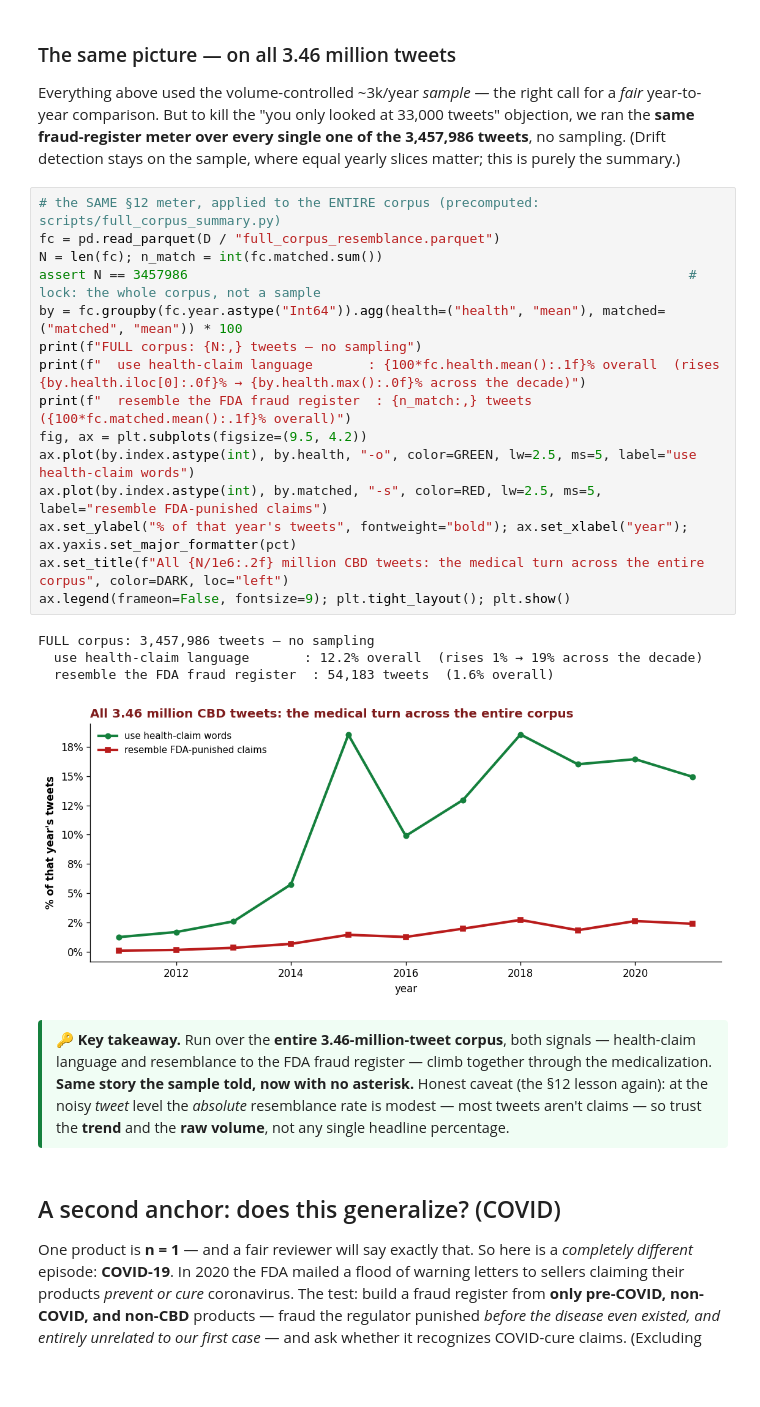
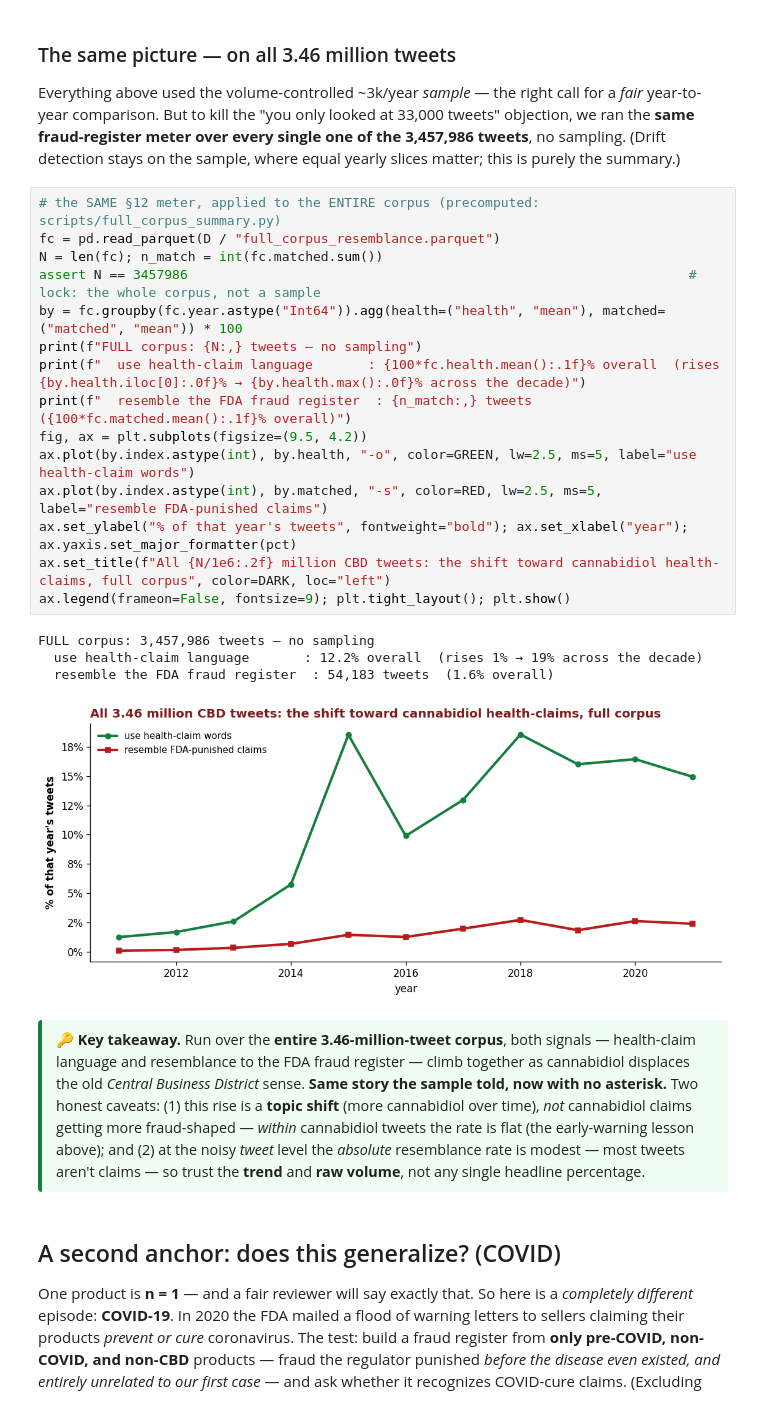
Before and after one commit to jturner-uofl/pycorpdiff, a Jupyter notebook: examples/cbd_fda_drift_showcase.ipynb, the cells around one changed output. Cells and saved outputs as stored; diff of their text form; blank space fills up the shorter version.

```diff
--- a/examples/cbd_fda_drift_showcase.ipynb
+++ b/examples/cbd_fda_drift_showcase.ipynb
@@ -637,25 +637,25 @@ Everything above used the volume-controlled ~3k/year *sample* — the right call
 # %%
 # the SAME §12 meter, applied to the ENTIRE corpus (precomputed: scripts/full_corpus_summary.py)
 fc = pd.read_parquet(D / "full_corpus_resemblance.parquet")
 N = len(fc); n_match = int(fc.matched.sum())
 assert N == 3457986                                                                # lock: the whole corpus, not a sample
 by = fc.groupby(fc.year.astype("Int64")).agg(health=("health", "mean"), matched=("matched", "mean")) * 100
 print(f"FULL corpus: {N:,} tweets — no sampling")
 print(f"  use health-claim language       : {100*fc.health.mean():.1f}% overall  (rises {by.health.iloc[0]:.0f}% → {by.health.max():.0f}% across the decade)")
 print(f"  resemble the FDA fraud register  : {n_match:,} tweets  ({100*fc.matched.mean():.1f}% overall)")
 fig, ax = plt.subplots(figsize=(9.5, 4.2))
 ax.plot(by.index.astype(int), by.health, "-o", color=GREEN, lw=2.5, ms=5, label="use health-claim words")
 ax.plot(by.index.astype(int), by.matched, "-s", color=RED, lw=2.5, ms=5, label="resemble FDA-punished claims")
 ax.set_ylabel("% of that year's tweets", fontweight="bold"); ax.set_xlabel("year"); ax.yaxis.set_major_formatter(pct)
-ax.set_title(f"All {N/1e6:.2f} million CBD tweets: the medical turn across the entire corpus", color=DARK, loc="left")
+ax.set_title(f"All {N/1e6:.2f} million CBD tweets: the shift toward cannabidiol health-claims, full corpus", color=DARK, loc="left")
 ax.legend(frameon=False, fontsize=9); plt.tight_layout(); plt.show()
 # %% [output]
 FULL corpus: 3,457,986 tweets — no sampling
   use health-claim language       : 12.2% overall  (rises 1% → 19% across the decade)
   resemble the FDA fraud register  : 54,183 tweets  (1.6% overall)
-[figure, old version]
+[figure, new version]
 # %% [markdown]
-<div style="border-left:4px solid #15803d;background:#f0fdf4;padding:9px 14px;margin:6px 0;border-radius:4px;font-size:0.96em"><b>🔑 Key takeaway.</b> Run over the <b>entire 3.46-million-tweet corpus</b>, both signals — health-claim language and resemblance to the FDA fraud register — climb together through the medicalization. <b>Same story the sample told, now with no asterisk.</b> Honest caveat (the §12 lesson again): at the noisy <i>tweet</i> level the <i>absolute</i> resemblance rate is modest — most tweets aren't claims — so trust the <b>trend</b> and the <b>raw volume</b>, not any single headline percentage.</div>
+<div style="border-left:4px solid #15803d;background:#f0fdf4;padding:9px 14px;margin:6px 0;border-radius:4px;font-size:0.96em"><b>🔑 Key takeaway.</b> Run over the <b>entire 3.46-million-tweet corpus</b>, both signals — health-claim language and resemblance to the FDA fraud register — climb together as cannabidiol displaces the old <i>Central Business District</i> sense. <b>Same story the sample told, now with no asterisk.</b> Two honest caveats: (1) this rise is a <b>topic shift</b> (more cannabidiol over time), <i>not</i> cannabidiol claims getting more fraud-shaped — <i>within</i> cannabidiol tweets the rate is flat (the early-warning lesson above); and (2) at the noisy <i>tweet</i> level the <i>absolute</i> resemblance rate is modest — most tweets aren't claims — so trust the <b>trend</b> and <b>raw volume</b>, not any single headline percentage.</div>
 # %% [markdown]
 ## A second anchor: does this generalize? (COVID)
 
```
Also changed, not shown: parts of 9 cells of this notebook.
